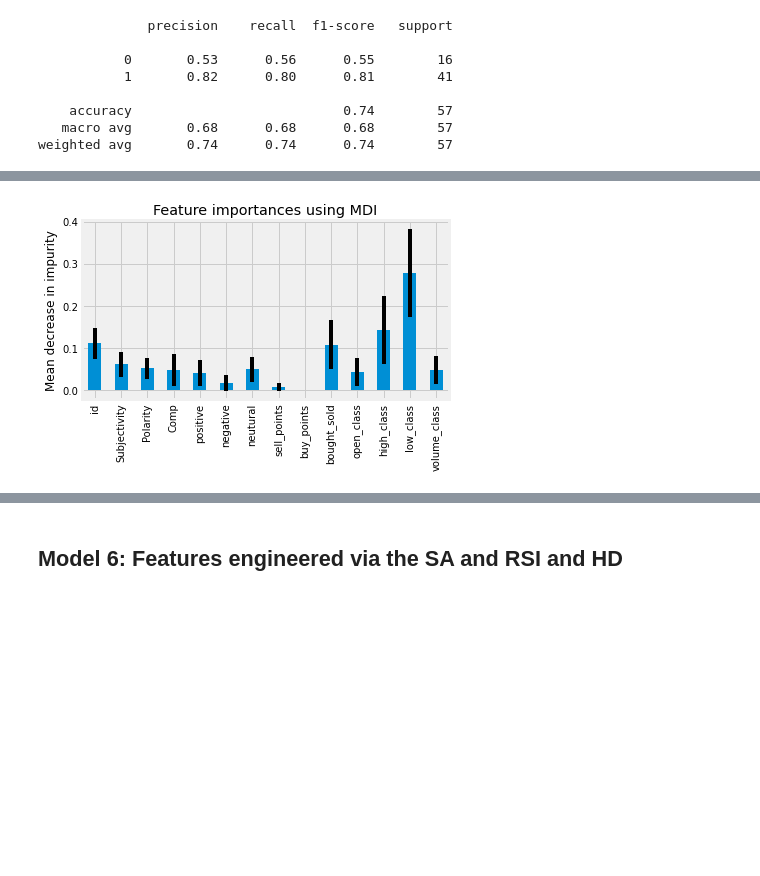
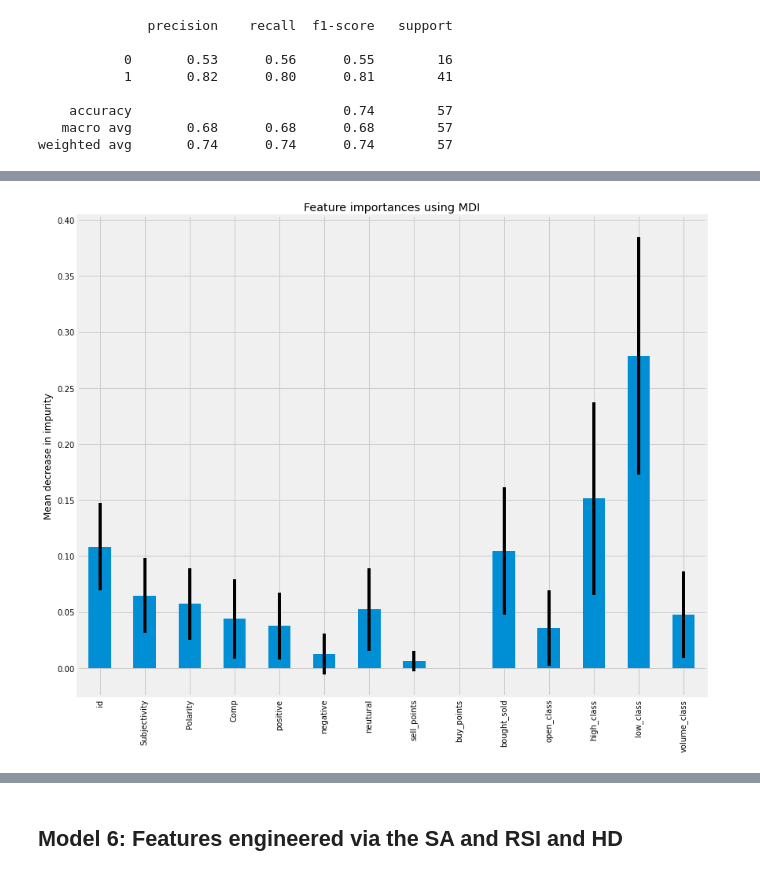
Before and after one commit to Eric-G-Romano/CapStone_Flatiron, a Jupyter notebook: Ethereum_close_prediction_model.ipynb, the cells around one changed output, grey strips where cells are left out. Saved outputs shown, nothing was run; the diff lists cells and outputs as text; code cells hidden in the pictures; blank space fills up the shorter version.

```diff
--- a/Ethereum_close_prediction_model.ipynb
+++ b/Ethereum_close_prediction_model.ipynb
@@ -1382,14 +1388,15 @@ elapsed_time = time.time() - start_time
 # %%
 X5_columns = df_model_5.columns[0:14].to_list()
 forest_importances = pd.Series(importances , index= X5_columns)
 
-fig, ax = plt.subplots()
+fig, ax = plt.subplots(figsize=(12,10))
 forest_importances.plot.bar(yerr=std, ax=ax)
 ax.set_title('Feature importances using MDI')
 ax.set_ylabel('Mean decrease in impurity')
 fig.tight_layout()
+plt.savefig('FI_SA_RSI')
 # %% [output]
-[figure, old version]
+[figure, new version]
 # %%
 d5 = {'importances':importances, 'names_importances':X5_columns}
 forest_importances_5 = pd.DataFrame(data=d5)
```
Also changed, not shown: parts of 19 cells of this notebook, 14 other files.
